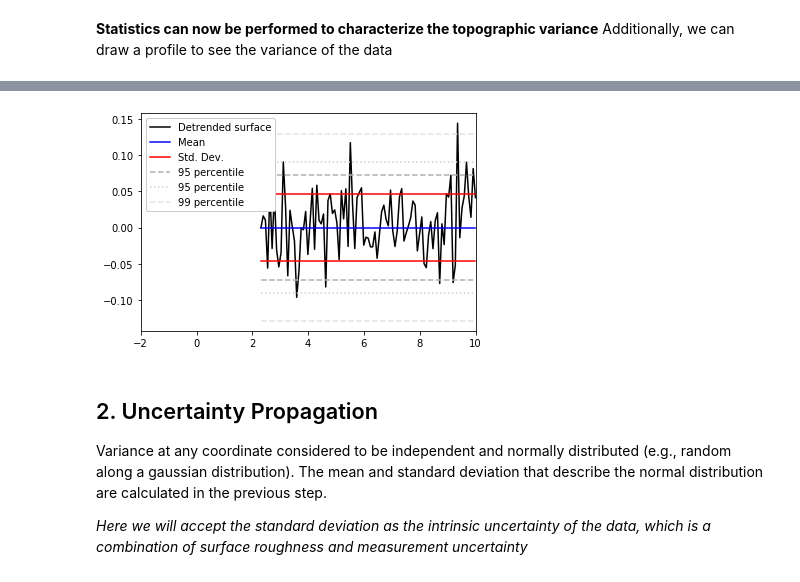
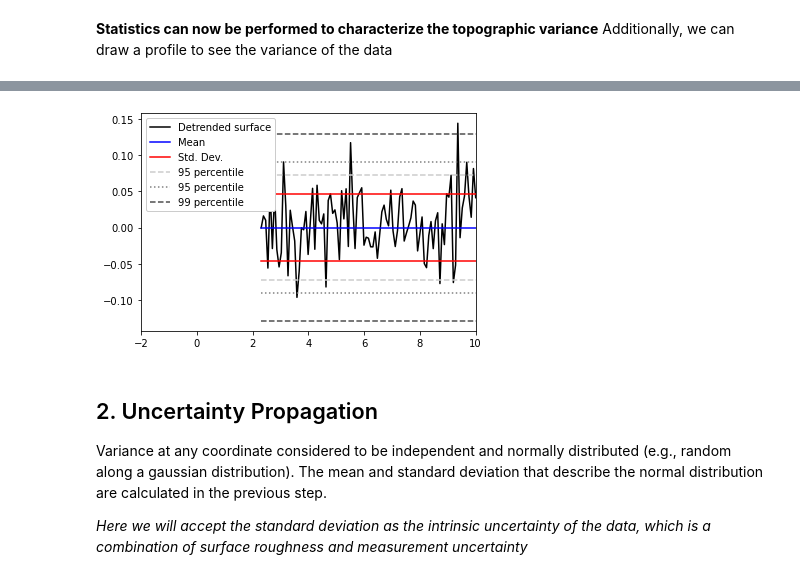
Before and after one commit to jarichardson/Pit-UQ, a Jupyter notebook: Pit Morphology Uncertainty Quantification.ipynb, the cells around one changed output, grey strips where cells are left out. Saved outputs shown, nothing was run; the diff lists cells and outputs as text; code cells hidden in the pictures.

```diff
--- a/Pit Morphology Uncertainty Quantification.ipynb
+++ b/Pit Morphology Uncertainty Quantification.ipynb
@@ -102,13 +102,13 @@ bprof_99 = np.ones(len(profile_Z))*-1*abs_resid_99 + resid_mean
 plt.plot(profile_X,profile_Z,c='k',label='Detrended surface')
 plt.plot(profile_X,prof_mean,c='b',label='Mean')
 plt.plot(profile_X,tprof_std,c='r',label='Std. Dev.')
-plt.plot(profile_X,tprof_90,c='80',ls='dashed')
-plt.plot(profile_X,tprof_95,c='50',ls='dotted')
-plt.plot(profile_X,tprof_99,c='30',ls='dashed')
+plt.plot(profile_X,tprof_90,c='0.80',ls='dashed')
+plt.plot(profile_X,tprof_95,c='0.50',ls='dotted')
+plt.plot(profile_X,tprof_99,c='0.30',ls='dashed')
 plt.plot(profile_X,bprof_std,c='r')
-plt.plot(profile_X,bprof_90,c='80',ls='dashed',label='95 percentile')
-plt.plot(profile_X,bprof_95,c='50',ls='dotted',label='95 percentile')
-plt.plot(profile_X,bprof_99,c='30',ls='dashed',label='99 percentile')
+plt.plot(profile_X,bprof_90,c='0.8',ls='dashed',label='95 percentile')
+plt.plot(profile_X,bprof_95,c='0.50',ls='dotted',label='95 percentile')
+plt.plot(profile_X,bprof_99,c='0.30',ls='dashed',label='99 percentile')
 plt.legend(loc='upper left',framealpha=1)
 plt.xlim([-2,10]) #to show both data and legend
 plt.show()
@@ -117,6 +117,6 @@ The mean residual value should be close to 0. In reality, it is:   0.000000
 The standard deviation of the residual is: 0.045715
 90%, 95%, and 99% of the residual lies within: 0.072237, 0.090241, 0.128833 of the mean value
-[figure, old version]
+[figure, new version]
 # %% [markdown]
 ## 2. Uncertainty Propagation
 
```
Also changed, not shown: parts of 21 cells of this notebook.
